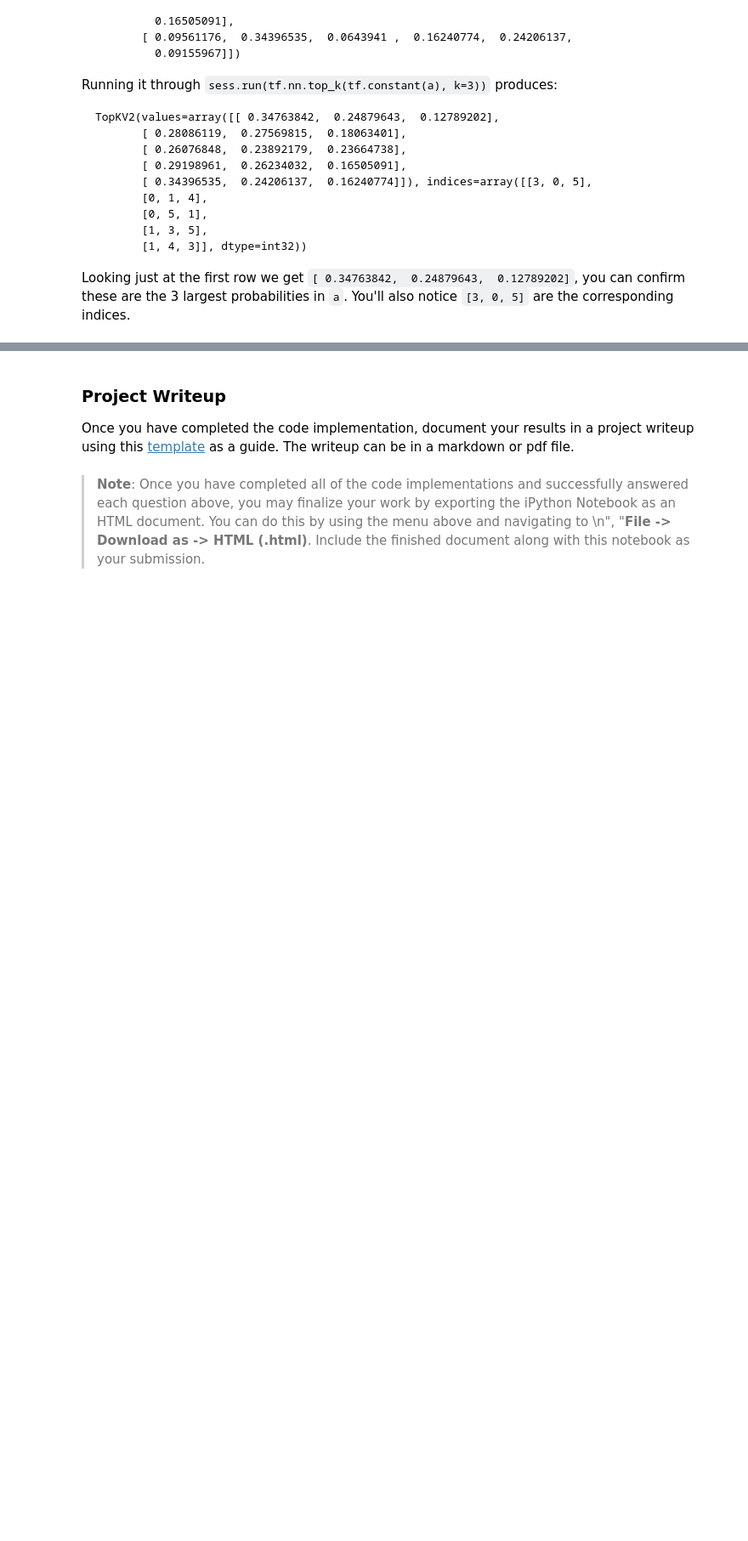
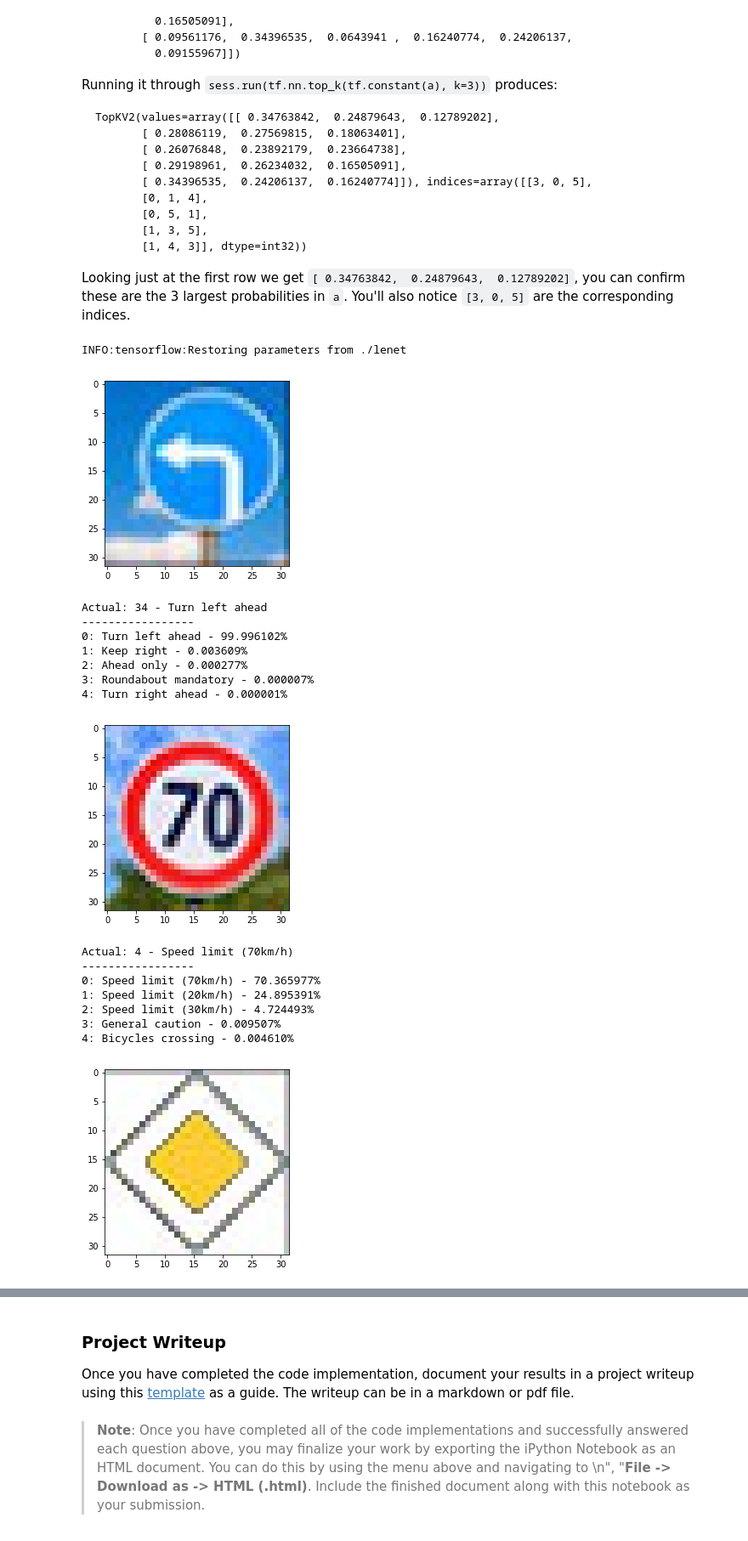
Before and after one commit to mikec-w/Udacity-CarND-Traffic-Sign-Classifier, a Jupyter notebook: Traffic_Sign_Classifier.ipynb, the cells around one changed output, grey strips where cells are left out. Shown: that part at 85% size. Cells and saved outputs as stored; diff of their text form; code cells hidden in the pictures; blank space fills up the shorter version.

```diff
--- a/Traffic_Sign_Classifier.ipynb
+++ b/Traffic_Sign_Classifier.ipynb
@@ -451,31 +464,41 @@ Looking just at the first row we get `[ 0.34763842,  0.24879643,  0.12789202]`,
 # %%
 ### Print out the top five softmax probabilities for the predictions on the German traffic sign images found on the web.
 ### Feel free to use as many code cells as needed.
 
 with tf.Session() as sess:
     saver.restore(sess, tf.train.latest_checkpoint('.'))
 
-    softmaxes = sess.run(tf.nn.softmax(logits), feed_dict={x: X_new, keep_prob: 1.0})
+    for i, img in enumerate(test_images):
+        image = plt.imread('./test_images/' + img)
+        # PreProcess and Then run through the network - image is already 32x32xRGB
+        X = np.array([preprocess(image)])
+        softmaxes = sess.run(tf.nn.softmax(logits), feed_dict={x: X, keep_prob: 1.0})
+        values, indices = sess.run(tf.nn.top_k(softmaxes, k=5))
 
-    values, indices = sess.run(tf.nn.top_k(softmaxes, k=5))
+        plt.figure
+        plt.imshow(image)
+        plt.show()
+        print("Actual: {0} - {1}".format(y_new[i], signs[str(y_new[i])]))
+        print("-----------------")
 
-np.set_printoptions(precision=5)
-print('\n' + str(values))
-
-rows, cols = values.shape
-cols += 1
-
-plt.figure(1, figsize=(48,48))
-for row in range(rows):
-    for col in range(cols):
-        plt.subplot(rows, cols, row*cols + col + 1)
-        if col == 0:
-            plt.title("[{0}] True".format(y_new[row]), fontsize=30)
-            plt.imshow(X_new0[row, :, :, :])
-        else:
-            plt.title("[{0}] {1:.4f}".format(indices[row, col-1], values[row, col-1]), fontsize=30)
-            plt.imshow(sign_examples[indices[row, col-1]])
-
-        plt.axis('off')
-
-plt.tight_layout(pad=0., w_pad=0., h_pad=1.0)
+        for ind in range(len(values[0])):
+            print("{0}: {1} - {2:4f}%".format(ind, signs[str(indices[0,ind])], 100*values[0,ind]))
+# %% [output]
+INFO:tensorflow:Restoring parameters from ./lenet
+[figure, added]
+Actual: 34 - Turn left ahead
+-----------------
+0: Turn left ahead - 99.996102%
+1: Keep right - 0.003609%
+2: Ahead only - 0.000277%
+3: Roundabout mandatory - 0.000007%
+4: Turn right ahead - 0.000001%
+[figure, added]
+Actual: 4 - Speed limit (70km/h)
+-----------------
+0: Speed limit (70km/h) - 70.365977%
+1: Speed limit (20km/h) - 24.895391%
+2: Speed limit (30km/h) - 4.724493%
+3: General caution - 0.009507%
+4: Bicycles crossing - 0.004610%
+[figure, added]
```
Also changed, not shown: parts of 9 cells of this notebook, 6 other files.
